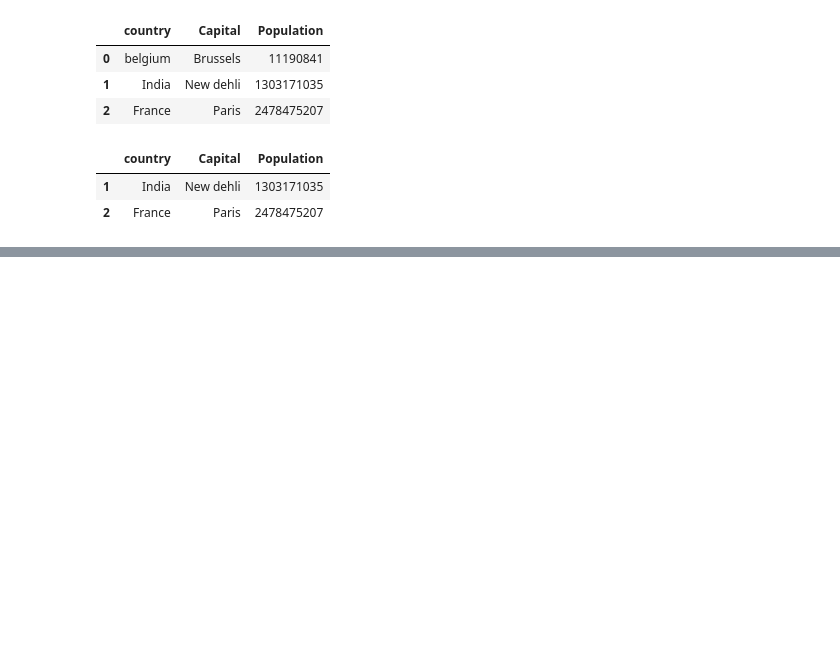
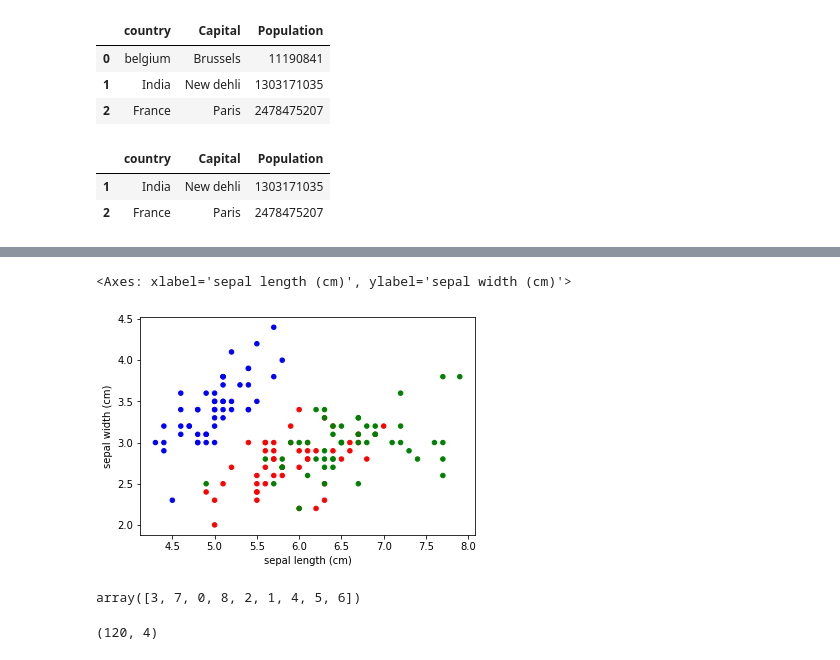
Before and after one commit to Arefe-Masnouie/data-mining, a Jupyter notebook: pd/dm-pandas.ipynb, the cells around one changed output, grey strips where cells are left out. Drawn from its saved outputs; the diff is of its cells as text; code cells hidden in the pictures; blank space fills up the shorter version.

```diff
--- a/pd/dm-pandas.ipynb
+++ b/pd/dm-pandas.ipynb
@@ -62,0 +236,4 @@ df[1:]
+# %%
+from sklearn import datasets
+iris = datasets.load_iris()
+iris
@@ -62,0 +258,8 @@ df[1:]
+# %%
+x,y = iris.data[:,:] , iris.target #giving x the features and y the target of our dataset
+x[:5,]
+x = pd.DataFrame(x , columns=iris.feature_names)
+x.plot(kind = "scatter" , x = "sepal length (cm)" , y = "sepal width (cm)" , color = np.array(['blue', 'red', 'green'])[y])
+# %% [output]
+<Axes: xlabel='sepal length (cm)', ylabel='sepal width (cm)'>
+[figure, added]
@@ -62,0 +270,17 @@ df[1:]
+# %%
+#sampling
+from sklearn.utils import resample
+a = np.arange(10) #makiing a new array from 0 to 9
+resample(a , n_samples=9) #taking 9 samples of our dataset
+resample(a, n_samples=9, replace=False) #like above but it does not take repetetive data
+# %% [output]
+array([3, 7, 0, 8, 2, 1, 4, 5, 6])
+# %%
+from sklearn import datasets
+from sklearn.model_selection import train_test_split
+iris = datasets.load_iris()
+x,y = iris.data[:,:] , iris.target #giving x the features and y the target of our dataset
+X_train, y_train, X_test, y_test = train_test_split(x, y , test_size=0.2, random_state=42)
+X_train.shape
+# %% [output]
+(120, 4)
```
Also changed, not shown: parts of 32 cells of this notebook, 1 other file.
